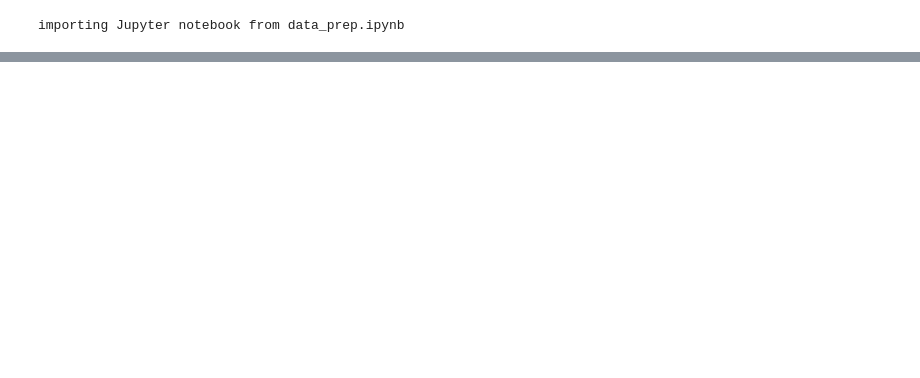
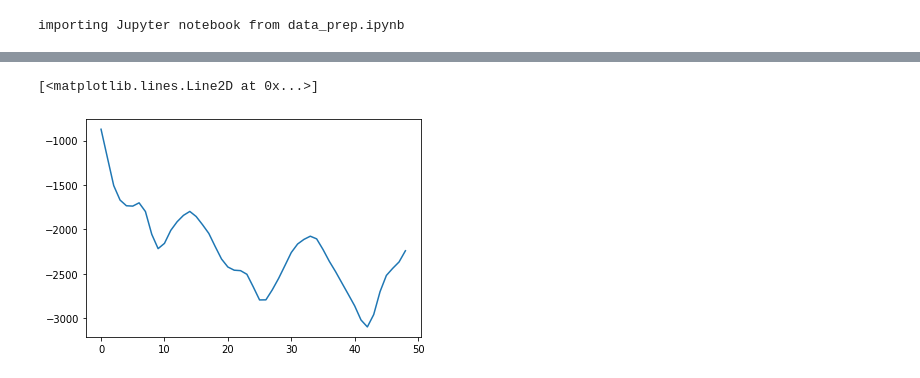
Before and after one commit to irvingcampbell/EEG-to-finger-flexion, a Jupyter notebook: EEG_data/Master Technical Notebook.ipynb, the cells around one changed output, grey strips where cells are left out. Saved outputs shown, nothing was run; the diff lists cells and outputs as text; code cells hidden in the pictures; blank space fills up the shorter version.

```diff
--- a/EEG_data/Master Technical Notebook.ipynb
+++ b/EEG_data/Master Technical Notebook.ipynb
@@ -44,0 +125,5 @@ X2_filtered, adjusted_array = filter_elec_noise(60.0, 60.0, 1000, X2['train_data
+# %%
+plt.plot(X2bychannel[0][0:49])
+# %% [output]
+[<matplotlib.lines.Line2D at 0x...>]
+[figure, added]
```
Also changed, not shown: parts of 25 cells of this notebook.
